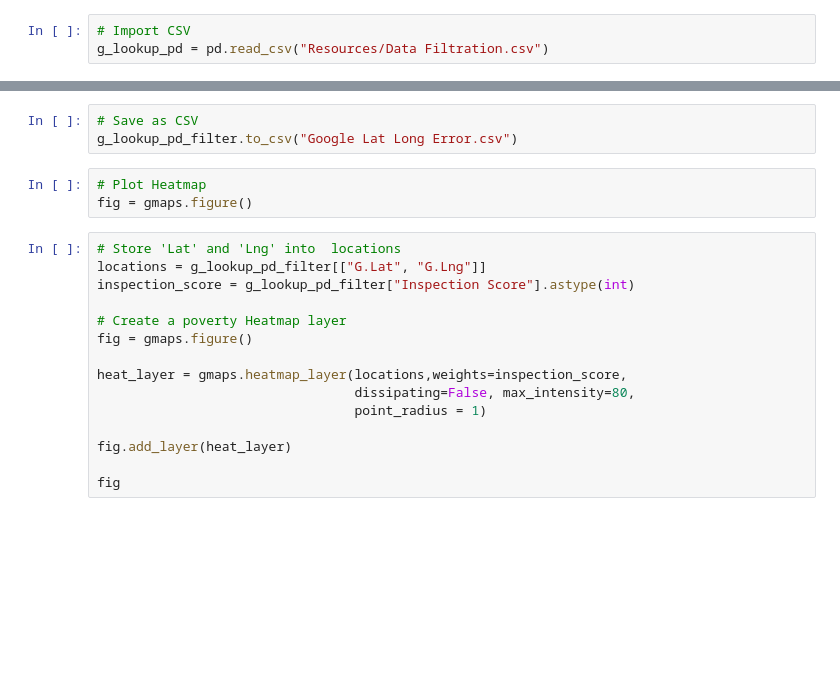
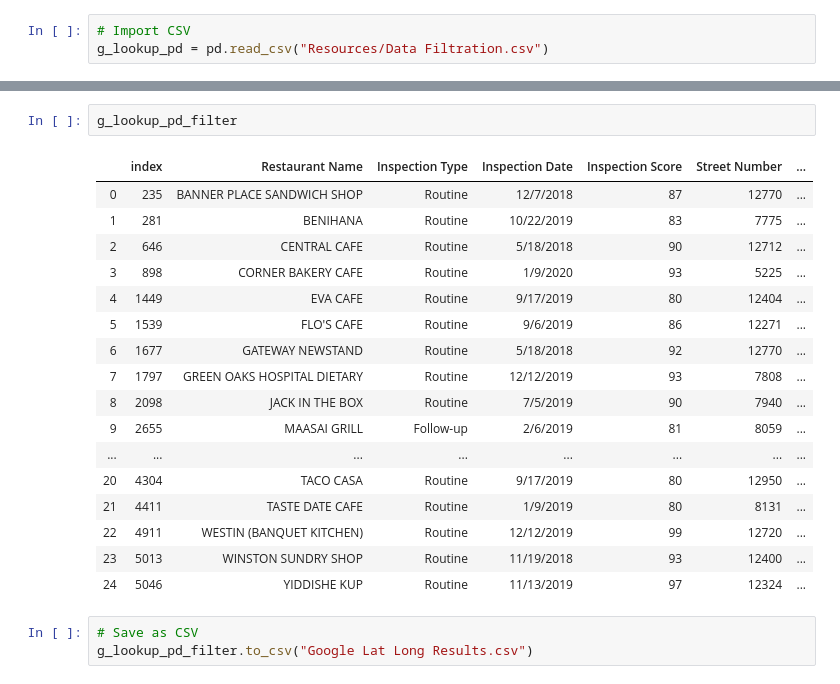
Before and after one commit to kirpatrick/dallas-restaurant-analysis, a Jupyter notebook: Google.ipynb, the cells around one changed output, grey strips where cells are left out. Drawn from its saved outputs; the diff is of its cells as text; blank space fills up the shorter version.

```diff
--- a/Google.ipynb
+++ b/Google.ipynb
@@ -154,21 +227,23 @@ drop_old_lat_long_rn
+# %%
+g_lookup_pd_filter
+# %% [output]
+|  | index | Restaurant Name | Inspection Type | Inspection Date | Inspection Score | Street Number | ... |
+| 0 | 235 | BANNER PLACE SANDWICH SHOP | Routine | 12/7/2018 | 87 | 12770 | ... |
+| 1 | 281 | BENIHANA | Routine | 10/22/2019 | 83 | 7775 | ... |
+| 2 | 646 | CENTRAL CAFE | Routine | 5/18/2018 | 90 | 12712 | ... |
+| 3 | 898 | CORNER BAKERY CAFE | Routine | 1/9/2020 | 93 | 5225 | ... |
+| 4 | 1449 | EVA CAFE | Routine | 9/17/2019 | 80 | 12404 | ... |
+| 5 | 1539 | FLO'S CAFE | Routine | 9/6/2019 | 86 | 12271 | ... |
+| 6 | 1677 | GATEWAY NEWSTAND | Routine | 5/18/2018 | 92 | 12770 | ... |
+| 7 | 1797 | GREEN OAKS HOSPITAL DIETARY | Routine | 12/12/2019 | 93 | 7808 | ... |
+| 8 | 2098 | JACK IN THE BOX | Routine | 7/5/2019 | 90 | 7940 | ... |
+| 9 | 2655 | MAASAI GRILL | Follow-up | 2/6/2019 | 81 | 8059 | ... |
+| ... | ... | ... | ... | ... | ... | ... | ... |
+| 20 | 4304 | TACO CASA | Routine | 9/17/2019 | 80 | 12950 | ... |
+| 21 | 4411 | TASTE DATE CAFE | Routine | 1/9/2019 | 80 | 8131 | ... |
+| 22 | 4911 | WESTIN (BANQUET KITCHEN) | Routine | 12/12/2019 | 99 | 12720 | ... |
+| 23 | 5013 | WINSTON SUNDRY SHOP | Routine | 11/19/2018 | 93 | 12400 | ... |
+| 24 | 5046 | YIDDISHE KUP | Routine | 11/13/2019 | 97 | 12324 | ... |
 # %%
 # Save as CSV
-g_lookup_pd_filter.to_csv("Google Lat Long Error.csv")
+g_lookup_pd_filter.to_csv("Google Lat Long Results.csv")
-# %%
-# Plot Heatmap
-fig = gmaps.figure()
-# %%
-# Store 'Lat' and 'Lng' into  locations
-locations = g_lookup_pd_filter[["G.Lat", "G.Lng"]]
-inspection_score = g_lookup_pd_filter["Inspection Score"].astype(int)
-
-# Create a poverty Heatmap layer
-fig = gmaps.figure()
-
-heat_layer = gmaps.heatmap_layer(locations,weights=inspection_score,
-                                 dissipating=False, max_intensity=80,
-                                 point_radius = 1)
-
-fig.add_layer(heat_layer)
-
-fig
```
Also changed, not shown: parts of 10 cells of this notebook, 2 other files.
